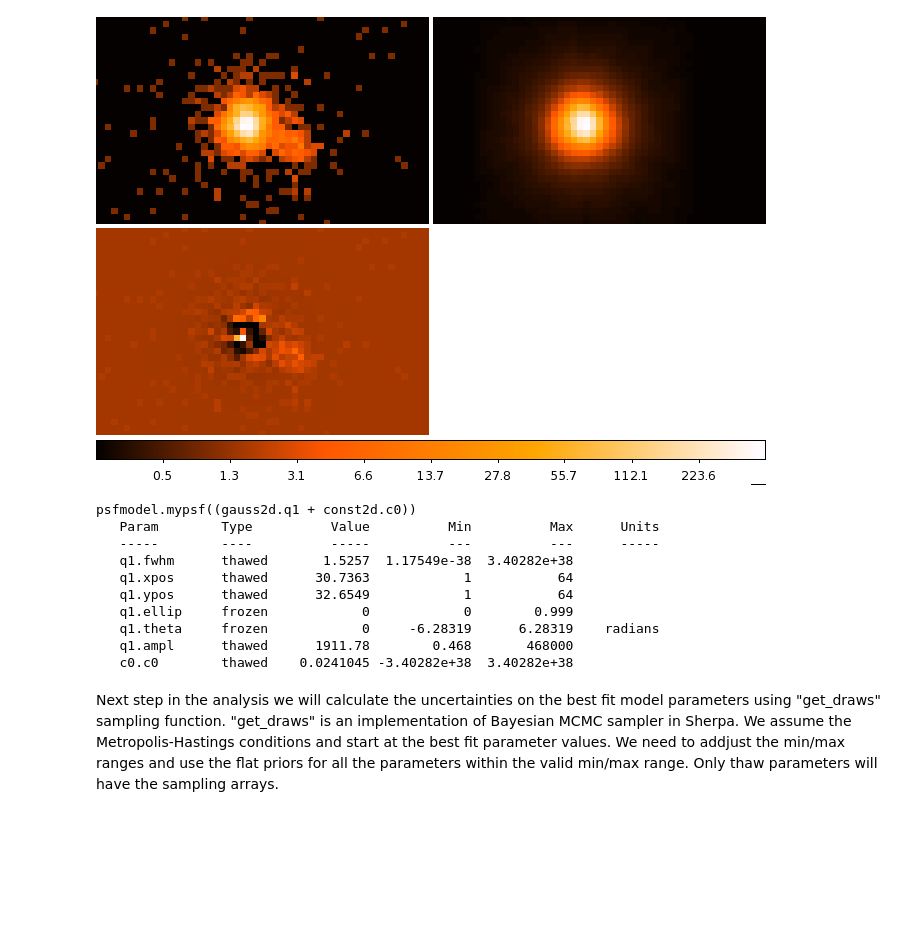
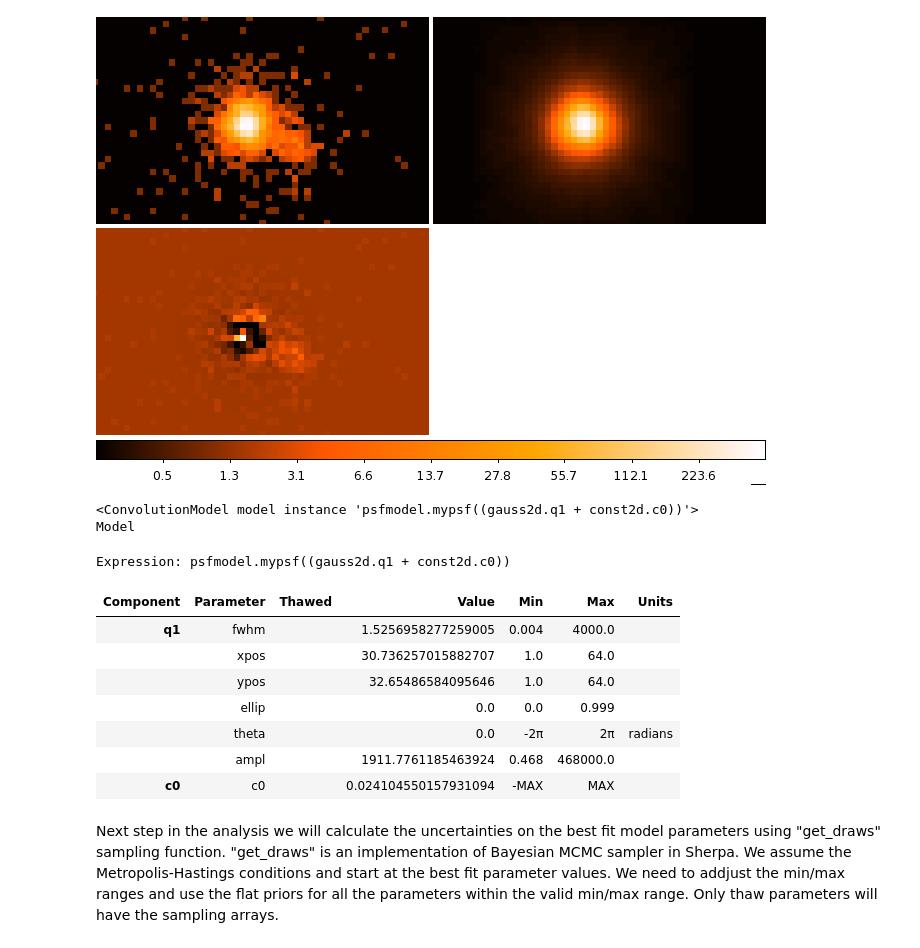
Before and after one commit to anetasie/SherpaNotebooks, a Jupyter notebook: ImageFitting.ipynb, the cells around one changed output. Saved outputs shown, nothing was run; the diff lists cells and outputs as text; code cells hidden in the pictures; blank space fills up the shorter version.

```diff
--- a/ImageFitting.ipynb
+++ b/ImageFitting.ipynb
@@ -80,19 +81,20 @@ Using notice2d we delete the filter and display the results from the fit in thre
 Image('ds9_fit.png')
 # %% [output]
 [figure]
-# %%
-print get_model()
-# %% [output]
-psfmodel.mypsf((gauss2d.q1 + const2d.c0))
-   Param        Type          Value          Min          Max      Units
-   -----        ----          -----          ---          ---      -----
-   q1.fwhm      thawed       1.5257  1.17549e-38  3.40282e+38
-   q1.xpos      thawed      30.7363            1           64
-   q1.ypos      thawed      32.6549            1           64
-   q1.ellip     frozen            0            0        0.999
-   q1.theta     frozen            0     -6.28319      6.28319    radians
-   q1.ampl      thawed      1911.78        0.468       468000
-   c0.c0        thawed    0.0241045 -3.40282e+38  3.40282e+38
+# %%
+get_model()
+# %% [output]
+<ConvolutionModel model instance 'psfmodel.mypsf((gauss2d.q1 + const2d.c0))'>
+Model
+Expression: psfmodel.mypsf((gauss2d.q1 + const2d.c0))
+| Component | Parameter | Thawed | Value | Min | Max | Units |
+| q1 | fwhm |  | 1.5256958277259005 | 0.004 | 4000.0 |  |
+|  | xpos |  | 30.736257015882707 | 1.0 | 64.0 |  |
+|  | ypos |  | 32.65486584095646 | 1.0 | 64.0 |  |
+|  | ellip |  | 0.0 | 0.0 | 0.999 |  |
+|  | theta |  | 0.0 | -2π | 2π | radians |
+|  | ampl |  | 1911.7761185463924 | 0.468 | 468000.0 |  |
+| c0 | c0 |  | 0.024104550157931094 | -MAX | MAX |  |
 # %% [markdown]
 Next step in the analysis we will calculate the uncertainties on the best fit model parameters using "get_draws" sampling function. "get_draws" is an implementation of Bayesian MCMC sampler in Sherpa. We assume the Metropolis-Hastings conditions and start at the best fit parameter values. We need to addjust the min/max ranges and use the flat priors for all the parameters within the valid min/max range. Only thaw parameters will have the sampling arrays.
 # %%
```
Also changed, not shown: parts of 7 cells of this notebook.
